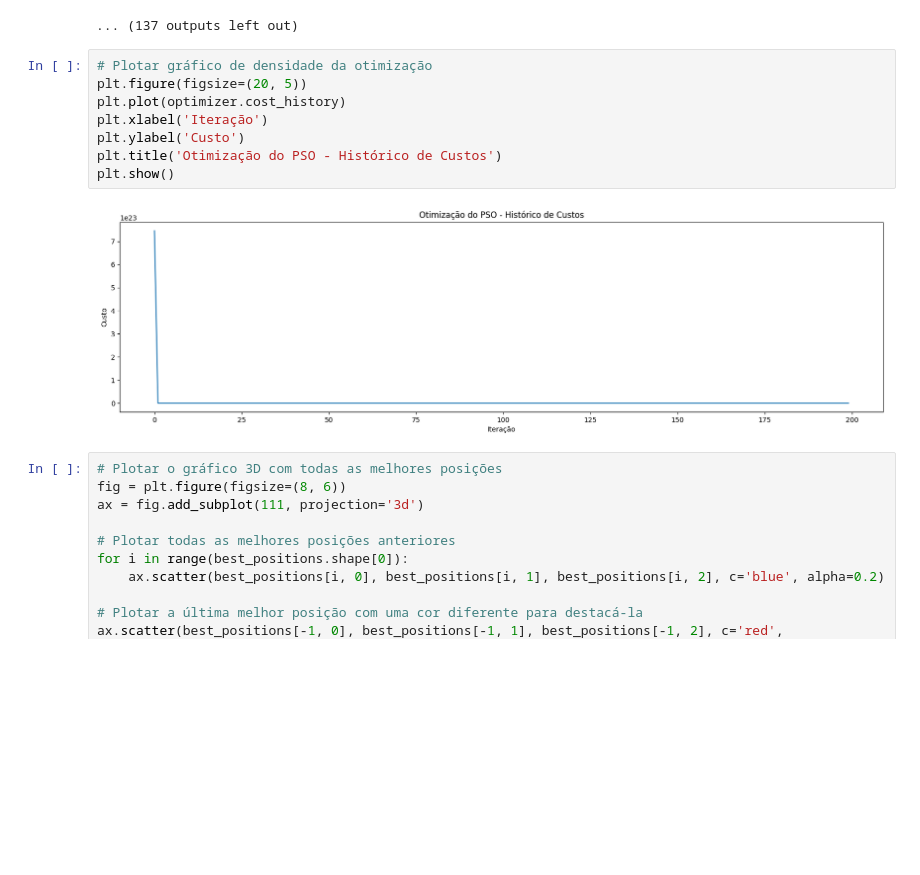
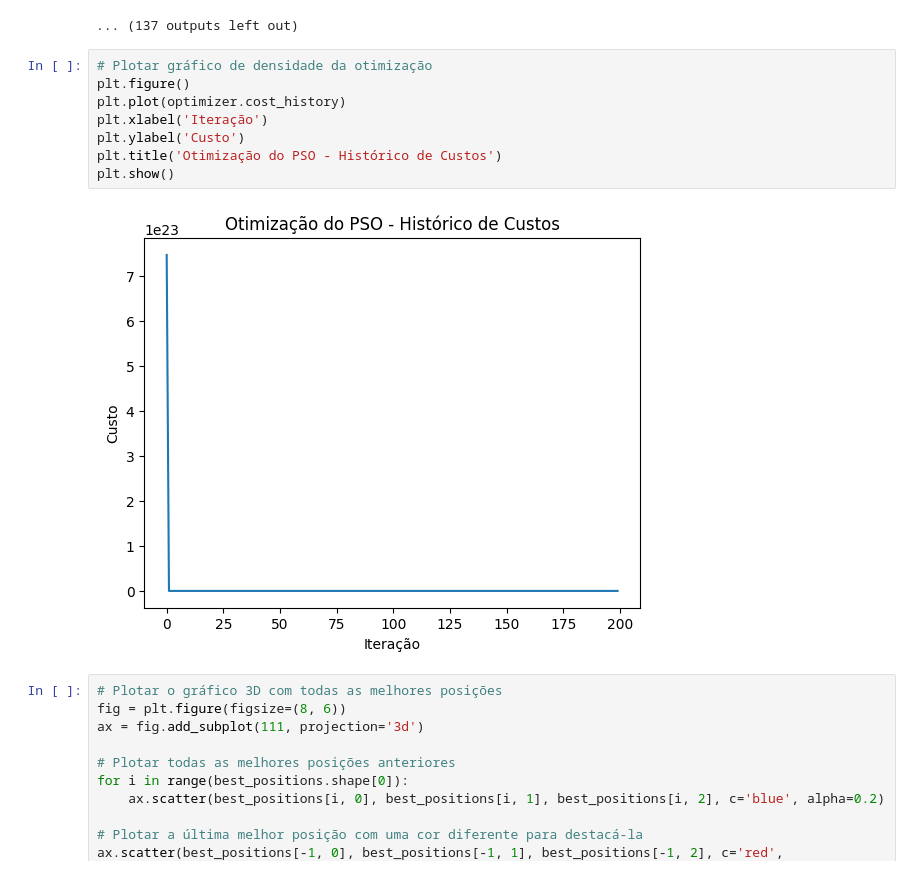
Before and after one commit to uervitonsantos/Otimizacao-Politicaca-Manutencao-Preventiva-Imperfeita, a Jupyter notebook: Algoritmo_PSO_para_otimização_de_custo_de_manutenção_preventiva_v3.ipynb, the cells around one changed output. Drawn from its saved outputs; the diff is of its cells as text; blank space fills up the shorter version.

```diff
--- a/Algoritmo_PSO_para_otimização_de_custo_de_manutenção_preventiva_v3.ipynb
+++ b/Algoritmo_PSO_para_otimização_de_custo_de_manutenção_preventiva_v3.ipynb
@@ -520,14 +520,14 @@ Media de falhas: [0, array([6.13105228e+09, 1.58172153e+09, 3.42630473e+11, 4.23
 ... (137 outputs left out)
 # %%
 # Plotar gráfico de densidade da otimização
-plt.figure(figsize=(20, 5))
+plt.figure()
 plt.plot(optimizer.cost_history)
 plt.xlabel('Iteração')
 plt.ylabel('Custo')
 plt.title('Otimização do PSO - Histórico de Custos')
 plt.show()
 # %% [output]
-[figure, old version]
+[figure, new version]
 # %%
 # Plotar o gráfico 3D com todas as melhores posições
 fig = plt.figure(figsize=(8, 6))
```
